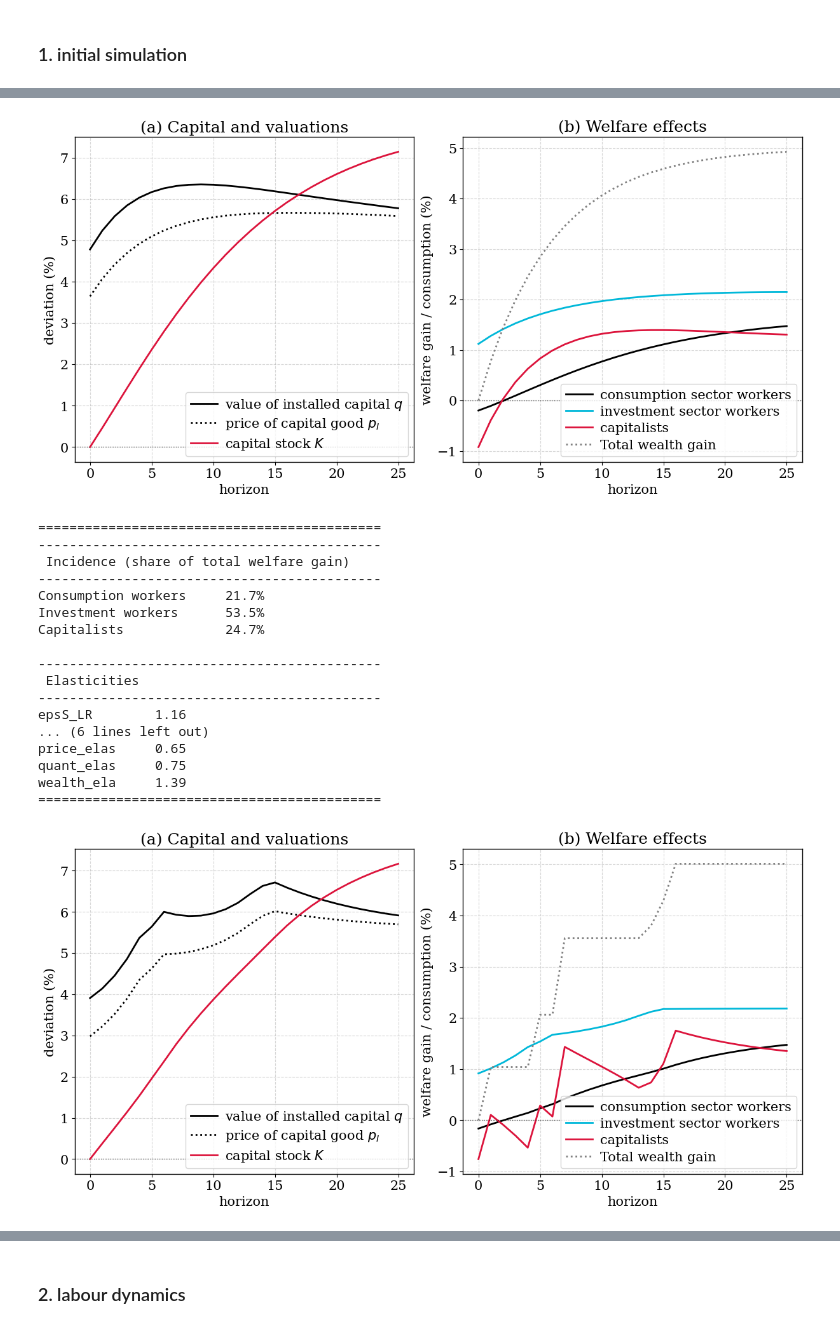
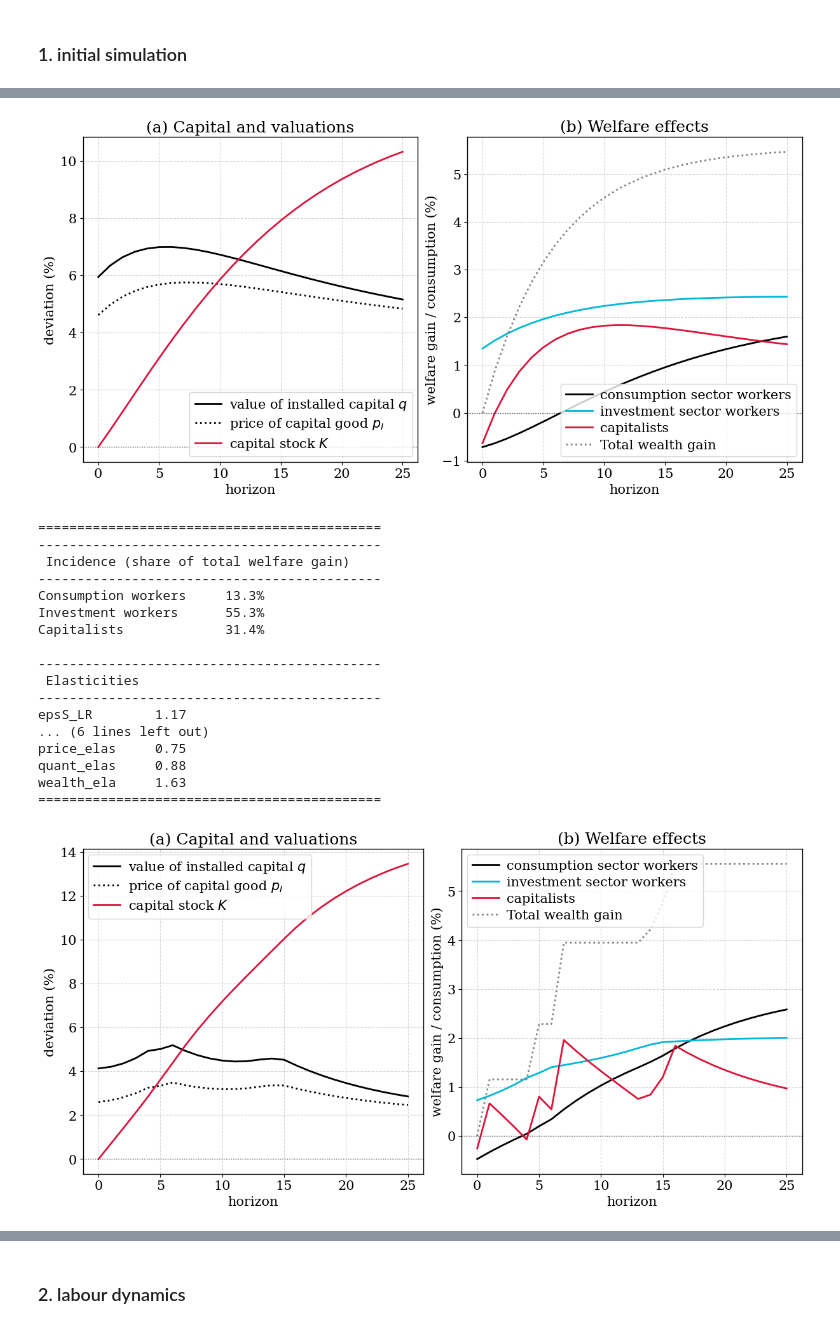
Before and after one commit to cfn368/ba_capinc, a Jupyter notebook: 2_2_perm_sim.ipynb, the cells around one changed output, grey strips where cells are left out. Cells and saved outputs as stored; diff of their text form; code cells hidden in the pictures.

```diff
--- a/2_2_perm_sim.ipynb
+++ b/2_2_perm_sim.ipynb
@@ -16,11 +13,13 @@ The autoreload extension is already loaded. To reload it, use:
 # print(tau_long3)
 # %%
 # 1. calibrate
-m = CapIncModel()
-out = m.calibrate(target_elas1=m.phi1, target_elas2=m.phi2,)
+m = CapIncModel_ALTERNATIVE()
+out = m.calibrate(target_elas1=m.phi1
+                #   , target_elas2=m.phi2
+                  )
 
 # 2. pin baseline SS first
-T=25; tau0=0.0; tauT=-0.1; rho=0.85; tail=60; tau_ss=0.0
+T=25; tau0=0.0; tauT=-0.1; rho=0.85; tail=50; tau_ss=0.0
 ss0 = m.solve_steady_state(tau=tau0)
 # %% [output]
 ============================================================
@@ -48,49 +47,49 @@ net_long, tau_long, dlog_net_long, tauT = shocks.perm_tc(
 
 sim_raw = m.solve_transition(tau_path=tau_long, tau_terminal=tauT)
 
-fig, (ax1, ax2), ss, sim = build_output.welfare_effects(
+fig, (ax1, ax2), ss, sim = build_output_ALTERNATIVE.welfare_effects(
     m, sim_raw, tau_long, dlog_net_long, T=T, tail=tail, tau_ss=tau_ss
 )
 # %% [output]
-[figure, old version]
+[figure, new version]
 # %%
-res_elas = build_output.inc_elas(m, sim, tau=tau_ss)
+res_elas = build_output_ALTERNATIVE.inc_elas(m, sim, tau=tau_ss)
 # %% [output]
 ============================================
 --------------------------------------------
  Incidence (share of total welfare gain)
 --------------------------------------------
-Consumption workers     21.7%
-Investment workers      53.5%
-Capitalists             24.7%
+Consumption workers     13.3%
+Investment workers      55.3%
+Capitalists             31.4%
 
 --------------------------------------------
  Elasticities
 --------------------------------------------
-epsS_LR        1.16
+epsS_LR        1.17
 ... (6 lines left out)
-price_elas     0.65
-quant_elas     0.75
-wealth_ela     1.39
+price_elas     0.75
+quant_elas     0.88
+wealth_ela     1.63
 ============================================
 # %%
 # 1. get empirical path
 net_long, tau_long, dlog_net_long, tauT = shocks.perm_tc_emp(
     tail=tail, normalized=True
 )
 
 tau0 = tau_long[0]
 
 # 2. pin baseline SS
 ss0 = m.solve_steady_state(tau=tau0)
 
 # 3. simulate
 sim_raw = m.solve_transition(tau_path=tau_long, tau_terminal=tauT)
 
 # 4. plot
-fig, (ax1, ax2), ss, sim = build_output.welfare_effects(
+fig, (ax1, ax2), ss, sim = build_output_ALTERNATIVE.welfare_effects(
     m, sim_raw, tau_long, dlog_net_long, T=T, tail=tail, tau_ss=tau_ss
 )
 # %% [output]
-[figure, old version]
+[figure, new version]
 # %%
```
Also changed, not shown: parts of 8 cells of this notebook, 5 other files.
